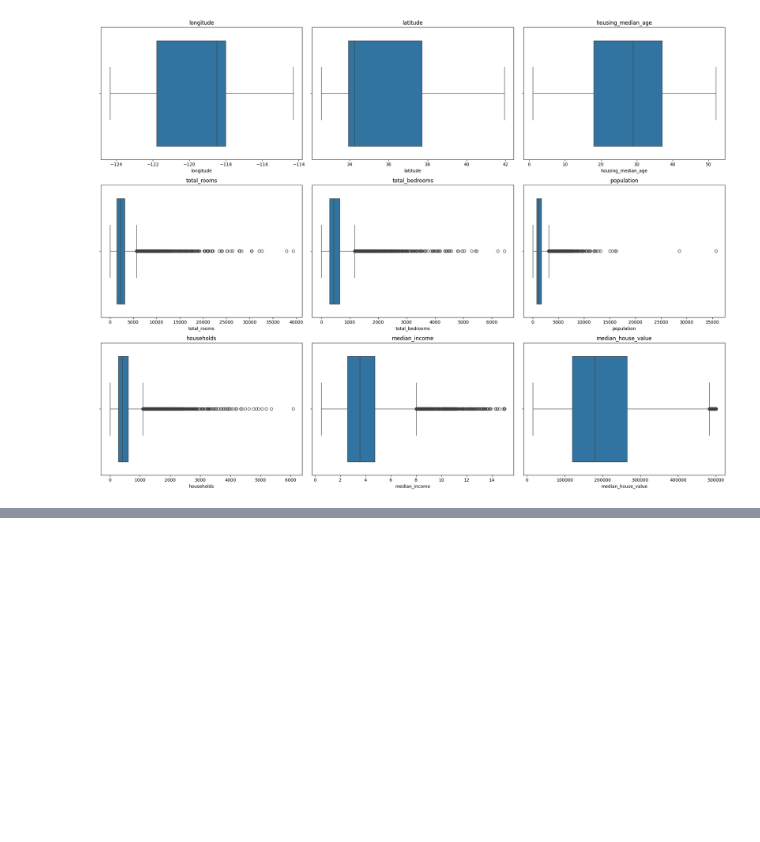
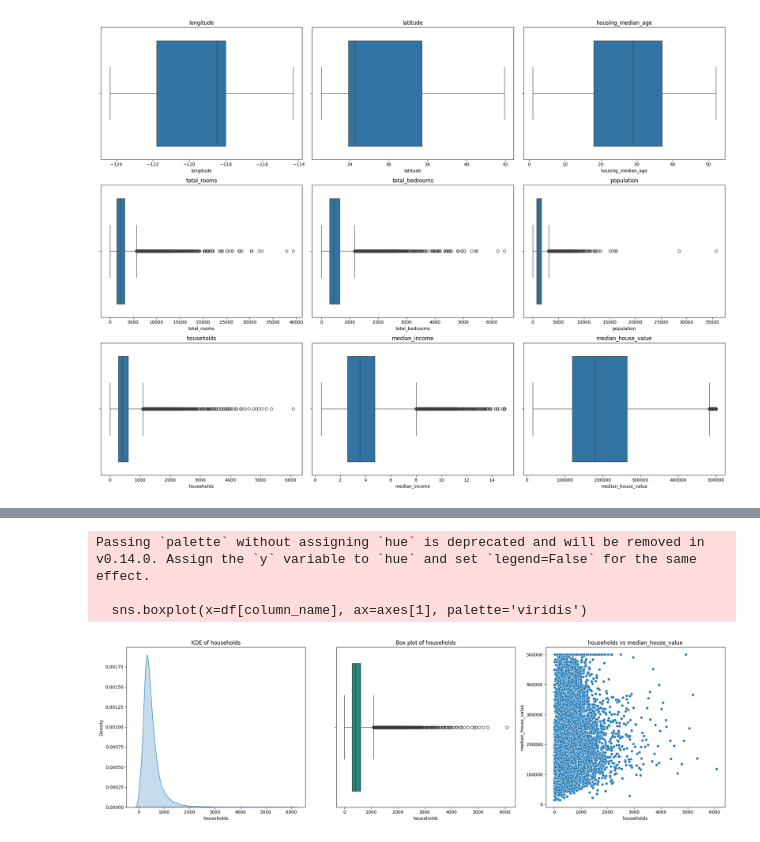
Before and after one commit to Namain231/1st_words, a Jupyter notebook: Assignment1.ipynb, the cells around one changed output, grey strips where cells are left out. Drawn from its saved outputs; the diff is of its cells as text; code cells hidden in the pictures; blank space fills up the shorter version.

Commit message:
final assign1

```diff
--- a/Assignment1.ipynb
+++ b/Assignment1.ipynb
@@ -244,0 +328,51 @@ Passing `palette` without assigning `hue` is deprecated and will be removed in v
+# %%
+import seaborn as sns
+import matplotlib.pyplot as plt
+
+def visualize_numerical_column(df, column_name, target_column='median_house_value'):
+    """
+    Visualizes the distribution and relationship of a specified numerical column.
+
+    Args:
+        df (pd.DataFrame): The input DataFrame.
+        column_name (str): The name of the numerical column to visualize.
+        target_column (str, optional): The name of the target column for the scatter plot.
+                                       Defaults to 'median_house_value'.
+    """
+    if column_name not in df.select_dtypes(include=np.number).columns:
+        print(f"Error: '{column_name}' is not a numerical column in the DataFrame.")
+        return
+
+    fig, axes = plt.subplots(1, 3, figsize=(20, 6))
+
+    # Subplot 1: KDE plot
+    sns.kdeplot(x=df[column_name], ax=axes[0], fill=True)
+    axes[0].set_title(f'KDE of {column_name}')
+    axes[0].set_xlabel(column_name)
+    axes[0].set_ylabel('Density')
+
+    # Subplot 2: Box plot
+    sns.boxplot(x=df[column_name], ax=axes[1], palette='viridis')
+    axes[1].set_title(f'Box plot of {column_name}')
+    axes[1].set_xlabel(column_name)
+    axes[1].set_ylabel('') # Y-label might not be necessary for a single box plot
+
+    # Subplot 3: Scatter plot against target_column
+    sns.scatterplot(x=df[column_name], y=df[target_column], ax=axes[2])
+    axes[2].set_title(f'{column_name} vs {target_column}')
+    axes[2].set_xlabel(column_name)
+    axes[2].set_ylabel(target_column)
+
+    plt.tight_layout()
+    plt.show()
+
+visualize_numerical_column(df, 'households')
+
+# Example usage (you can call this function with different column names)
+# visualize_numerical_column(df, 'total_rooms')
+# visualize_numerical_column(df, 'median_income')
+# %% [output]
+Passing `palette` without assigning `hue` is deprecated and will be removed in v0.14.0. Assign the `y` variable to `hue` and set `legend=False` for the same effect.
+
+  sns.boxplot(x=df[column_name], ax=axes[1], palette='viridis')
+[figure, added]
```
Also changed, not shown: parts of 12 cells of this notebook.
